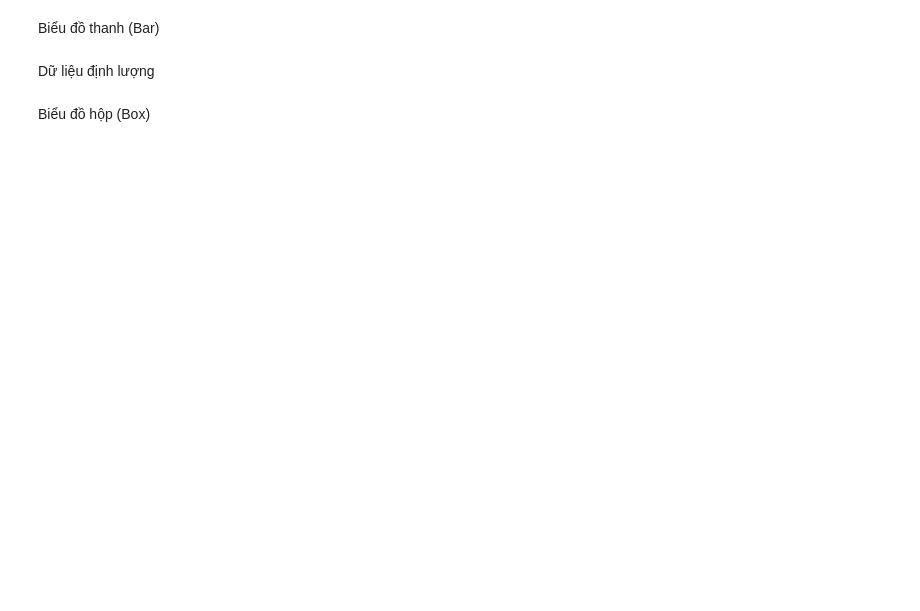
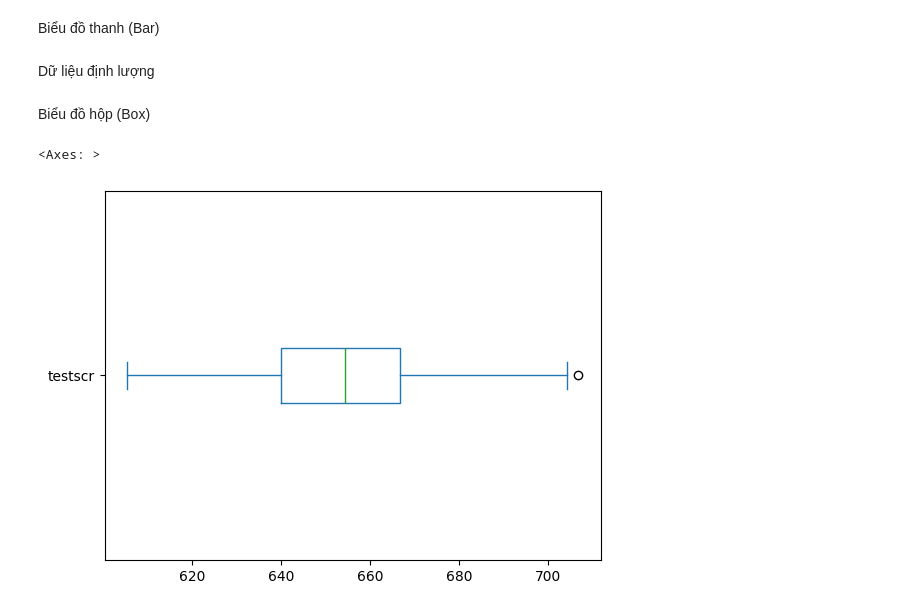
Before and after one commit to nchoan142/XacSuat, a Jupyter notebook: Theory/DemoPandas.ipynb, the cells around one changed output. Drawn from its saved outputs; the diff is of its cells as text; code cells hidden in the pictures; blank space fills up the shorter version.

```diff
--- a/Theory/DemoPandas.ipynb
+++ b/Theory/DemoPandas.ipynb
@@ -250,4 +337,7 @@ Biểu đồ hộp (Box)
 table = pd.read_csv('E:/XacSuatThongKe/DuLieuThucHanh/Du_lieu/caschool.csv')
 # %%
 # Tham số vert = False: Vẽ biễu đồ nằm ngang
-table.testscr.plot(kind="", vert = False)
+table.testscr.plot(kind="box", vert = False)
+# %% [output]
+<Axes: >
+[figure, added]
```
Also changed, not shown: parts of 11 cells of this notebook, 2 other files.
